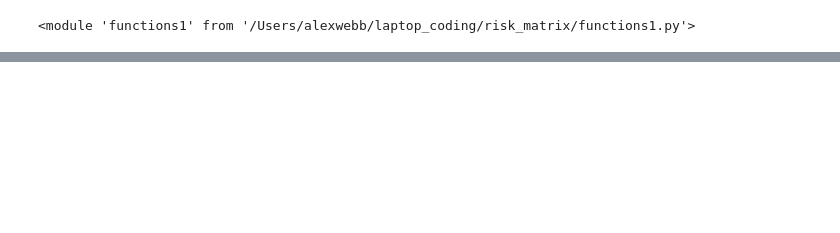
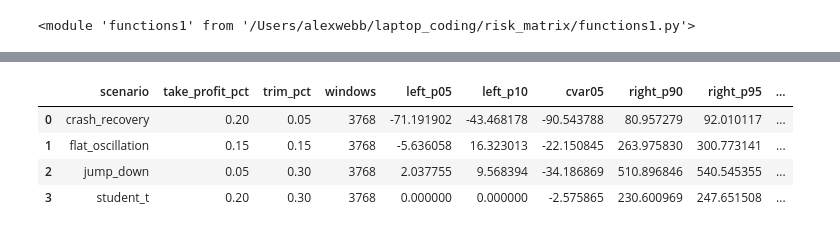
Before and after one commit to nimchimpski/GeoQuant, a Jupyter notebook: various/backtest.ipynb, the cells around one changed output, grey strips where cells are left out. Cells and saved outputs as stored; diff of their text form; code cells hidden in the pictures; blank space fills up the shorter version.

```diff
--- a/various/backtest.ipynb
+++ b/various/backtest.ipynb
@@ -155,0 +649,92 @@ plt.show()
+# %%
+import importlib
+import scripts.synthetic_generators as sg
+import scripts.sample_window_sweep as sws
+
+importlib.reload(sg)
+importlib.reload(sws)
+from scripts.sample_window_sweep import run_grid_sweep, save_sweep_results
+
+suite = sg.build_synthetic_suite(n_days=252 * 8, price0=100.0, start="2018-01-01")
+
+scenario_tables = []
+scenario_best = []
+
+for scenario, syn_series in suite.items():
+    detail_df, _, _, _ = run_grid_sweep(
+        prices=syn_series,
+        run_ticker=f"SYN_{scenario}",
+        take_profit_vals=TP_VALS,
+        trim_pct_vals=TRIM_VALS,
+        min_months=min_months,
+        roll_start_step_months=roll_start_step_months,
+        position=position,
+        save_outputs=False,
+    )
+
+    if detail_df.empty:
+        continue
+
+    d = detail_df.copy()
+    d["scenario"] = scenario
+    d["rel_diff"] = d["pnl_profit_take_vs_hold"].astype(float)
+
+    t = (
+        d.groupby(["scenario", "take_profit_pct", "trim_pct"], as_index=False)
+        .agg(
+            windows=("run_id", "count"),
+            left_p05=("rel_diff", lambda x: x.quantile(0.05)),
+            left_p10=("rel_diff", lambda x: x.quantile(0.10)),
+            cvar05=("rel_diff", lambda x: x[x <= x.quantile(0.05)].mean() if len(x) else np.nan),
+            right_p90=("rel_diff", lambda x: x.quantile(0.90)),
+            right_p95=("rel_diff", lambda x: x.quantile(0.95)),
+            pct_outperform=("outperform_hold", "mean"),
+            mean_diff=("rel_diff", "mean"),
+            median_diff=("rel_diff", "median"),
+        )
+    )
+    t["pct_outperform"] = 100.0 * t["pct_outperform"]
+
+    def _mm(col: pd.Series) -> pd.Series:
+        lo, hi = col.min(), col.max()
+        if pd.isna(lo) or pd.isna(hi) or hi == lo:
+            return pd.Series(np.ones(len(col)), index=col.index)
+        return (col - lo) / (hi - lo)
+
+    t["score_left"] = _mm(t["left_p05"])
+    t["score_right"] = _mm(t["right_p95"])
+    t["score_robust"] = _mm(t["pct_outperform"])
+    t["tail_score"] = 0.60 * t["score_left"] + 0.30 * t["score_right"] + 0.10 * t["score_robust"]
+
+    scenario_tables.append(t)
+    scenario_best.append(t.sort_values("tail_score", ascending=False).head(1))
+
+if not scenario_tables:
+    print("No synthetic scenario outputs were produced.")
+else:
+    synthetic_tail_df = pd.concat(scenario_tables, ignore_index=True)
+    synthetic_tail_best_df = pd.concat(scenario_best, ignore_index=True).sort_values("scenario").reset_index(drop=True)
+
+    print("Best parameter combo per synthetic scenario (tail objective):")
+    display(
+        synthetic_tail_best_df[[
+            "scenario",
+            "take_profit_pct",
+            "trim_pct",
+            "windows",
+            "left_p05",
+            "left_p10",
+            "cvar05",
+            "right_p90",
+            "right_p95",
+            "pct_outperform",
+            "tail_score",
+        ]]
+    )
+
+    synthetic_out = save_sweep_results(
+        synthetic_tail_df.sort_values(["scenario", "tail_score"], ascending=[True, False]),
+        "../cache/sweeps/synthetic_tail_objective_ranked.parquet",
+    )
+    print(f"Saved synthetic tail ranking to: {synthetic_out}")
+# %% [output]
@@ -155,0 +742,5 @@ plt.show()
+|  | scenario | take_profit_pct | trim_pct | windows | left_p05 | left_p10 | cvar05 | right_p90 | right_p95 | ... |
+| 0 | crash_recovery | 0.20 | 0.05 | 3768 | -71.191902 | -43.468178 | -90.543788 | 80.957279 | 92.010117 | ... |
+| 1 | flat_oscillation | 0.15 | 0.15 | 3768 | -5.636058 | 16.323013 | -22.150845 | 263.975830 | 300.773141 | ... |
+| 2 | jump_down | 0.05 | 0.30 | 3768 | 2.037755 | 9.568394 | -34.186869 | 510.896846 | 540.545355 | ... |
+| 3 | student_t | 0.20 | 0.30 | 3768 | 0.000000 | 0.000000 | -2.575865 | 230.600969 | 247.651508 | ... |
```
Also changed, not shown: parts of 26 cells of this notebook.
